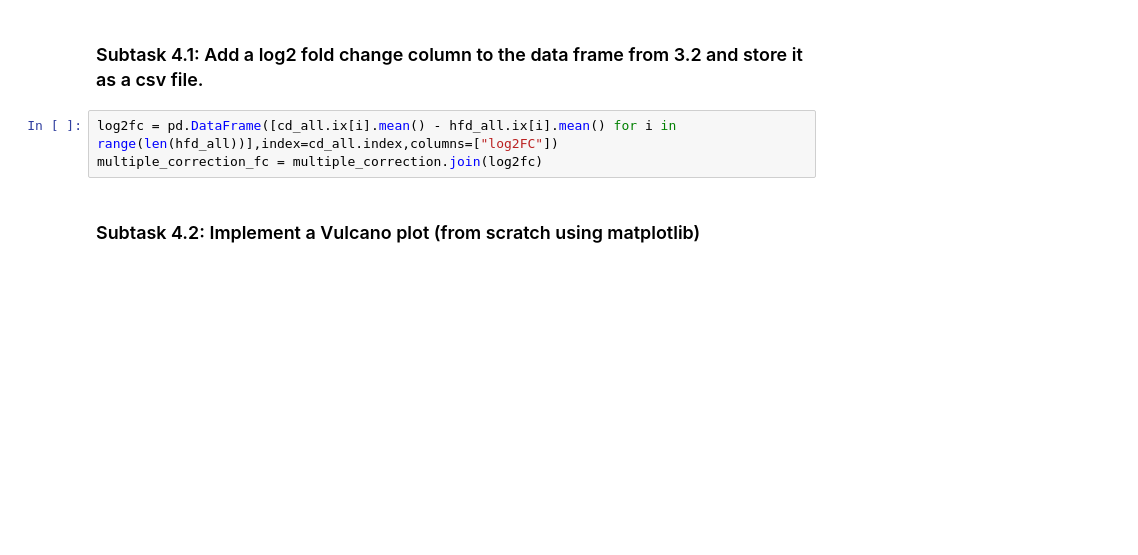
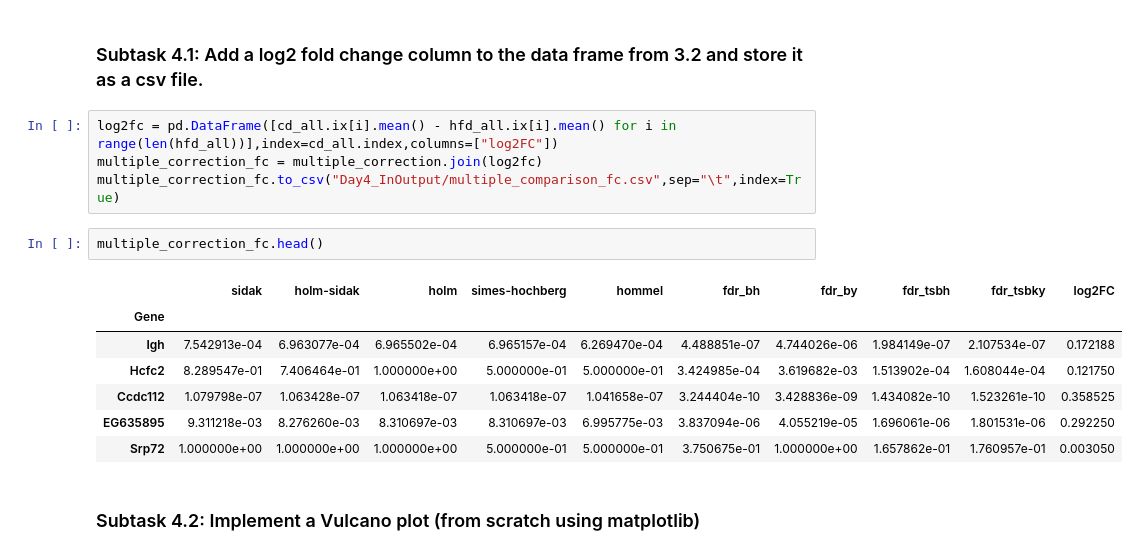
Before and after one commit to Alexstoppel/Integrated_Bioinformatics, a Jupyter notebook: notebooks/DayX_DE_Analysis.ipynb, the cells around one changed output. Drawn from its saved outputs; the diff is of its cells as text; blank space fills up the shorter version.

```diff
--- a/notebooks/DayX_DE_Analysis.ipynb
+++ b/notebooks/DayX_DE_Analysis.ipynb
@@ -358,6 +366,17 @@ Overwhelmed by these achievments (and motivated by your ever declining esteem fo
 # %%
 log2fc = pd.DataFrame([cd_all.ix[i].mean() - hfd_all.ix[i].mean() for i in range(len(hfd_all))],index=cd_all.index,columns=["log2FC"])
 multiple_correction_fc = multiple_correction.join(log2fc)
+multiple_correction_fc.to_csv("Day4_InOutput/multiple_comparison_fc.csv",sep="\t",index=True)
+# %%
+multiple_correction_fc.head()
+# %% [output]
+|  | sidak | holm-sidak | holm | simes-hochberg | hommel | fdr_bh | fdr_by | fdr_tsbh | fdr_tsbky | log2FC |
+| Gene |  |  |  |  |  |  |  |  |  |  |
+| Igh | 7.542913e-04 | 6.963077e-04 | 6.965502e-04 | 6.965157e-04 | 6.269470e-04 | 4.488851e-07 | 4.744026e-06 | 1.984149e-07 | 2.107534e-07 | 0.172188 |
+| Hcfc2 | 8.289547e-01 | 7.406464e-01 | 1.000000e+00 | 5.000000e-01 | 5.000000e-01 | 3.424985e-04 | 3.619682e-03 | 1.513902e-04 | 1.608044e-04 | 0.121750 |
+| Ccdc112 | 1.079798e-07 | 1.063428e-07 | 1.063418e-07 | 1.063418e-07 | 1.041658e-07 | 3.244404e-10 | 3.428836e-09 | 1.434082e-10 | 1.523261e-10 | 0.358525 |
+| EG635895 | 9.311218e-03 | 8.276260e-03 | 8.310697e-03 | 8.310697e-03 | 6.995775e-03 | 3.837094e-06 | 4.055219e-05 | 1.696061e-06 | 1.801531e-06 | 0.292250 |
+| Srp72 | 1.000000e+00 | 1.000000e+00 | 1.000000e+00 | 5.000000e-01 | 5.000000e-01 | 3.750675e-01 | 1.000000e+00 | 1.657862e-01 | 1.760957e-01 | 0.003050 |
 # %% [markdown]
 ### Subtask 4.2:  Implement a Vulcano plot (from scratch using matplotlib)
 # %%
```
Also changed, not shown: parts of 12 cells of this notebook, 5 other files.
